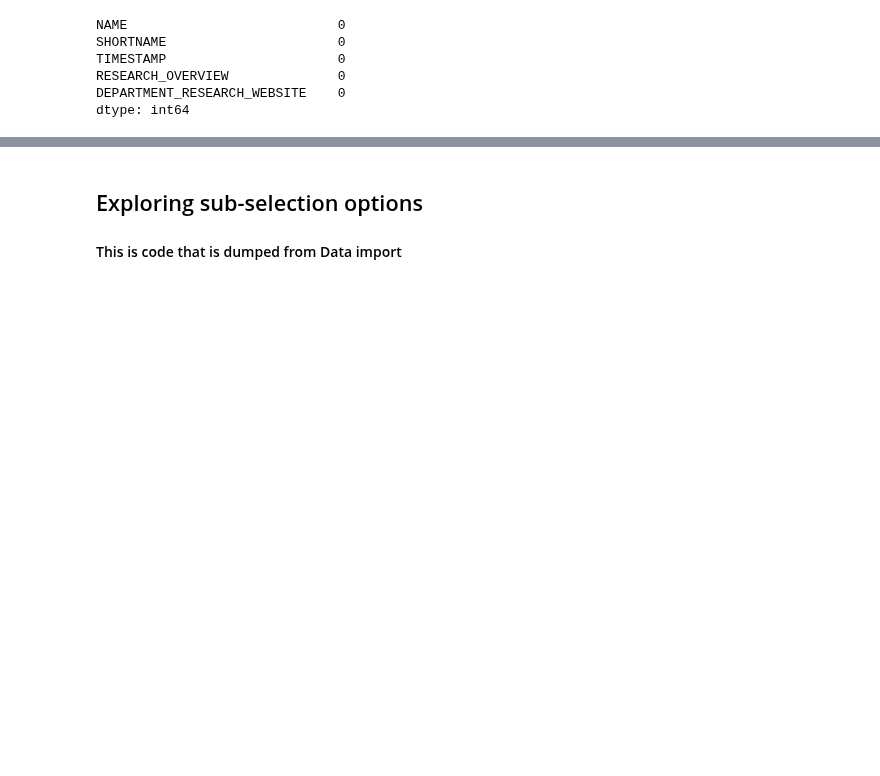
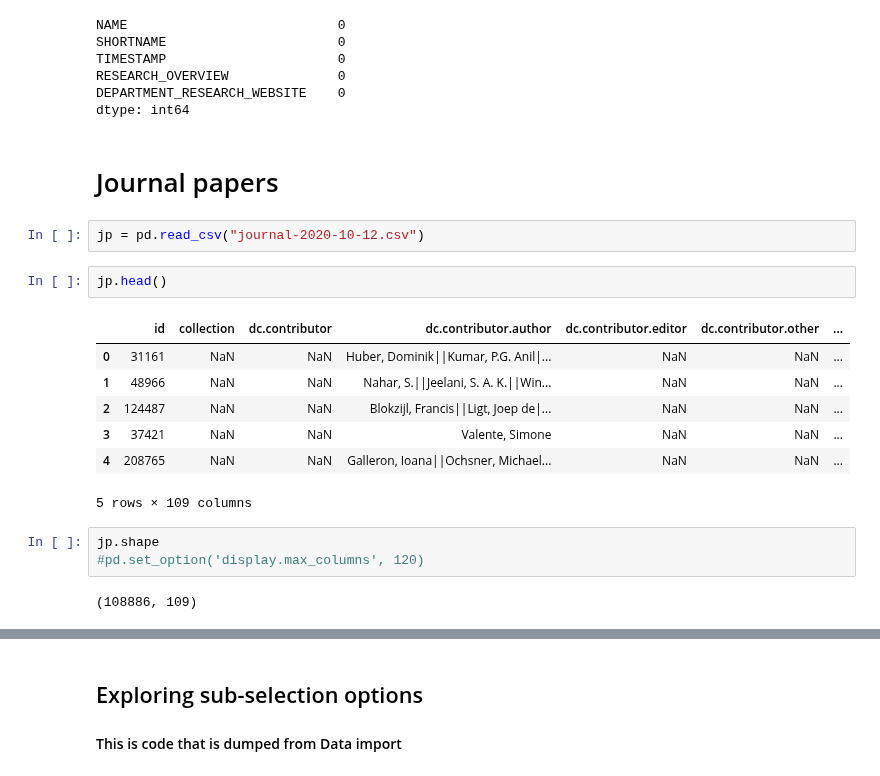
Before and after one commit to GiuliaLanzillotta/ETH_SEARCH, a Jupyter notebook: Data exploration.ipynb, the cells around one changed output, grey strips where cells are left out. Cells and saved outputs as stored; diff of their text form; blank space fills up the shorter version.

```diff
--- a/Data exploration.ipynb
+++ b/Data exploration.ipynb
@@ -488,3 +489,22 @@ TIMESTAMP                      0
 RESEARCH_OVERVIEW              0
 DEPARTMENT_RESEARCH_WEBSITE    0
 dtype: int64
+# %% [markdown]
+# Journal papers
+# %%
+jp = pd.read_csv("journal-2020-10-12.csv")
+# %%
+jp.head()
+# %% [output]
+|  | id | collection | dc.contributor | dc.contributor.author | dc.contributor.editor | dc.contributor.other | ... |
+| 0 | 31161 | NaN | NaN | Huber, Dominik||Kumar, P.G. Anil|... | NaN | NaN | ... |
+| 1 | 48966 | NaN | NaN | Nahar, S.||Jeelani, S. A. K.||Win... | NaN | NaN | ... |
+| 2 | 124487 | NaN | NaN | Blokzijl, Francis||Ligt, Joep de|... | NaN | NaN | ... |
+| 3 | 37421 | NaN | NaN | Valente, Simone | NaN | NaN | ... |
+| 4 | 208765 | NaN | NaN | Galleron, Ioana||Ochsner, Michael... | NaN | NaN | ... |
+5 rows × 109 columns
+# %%
+jp.shape
+#pd.set_option('display.max_columns', 120)
+# %% [output]
+(108886, 109)
```
Also changed, not shown: parts of 4 cells of this notebook.
